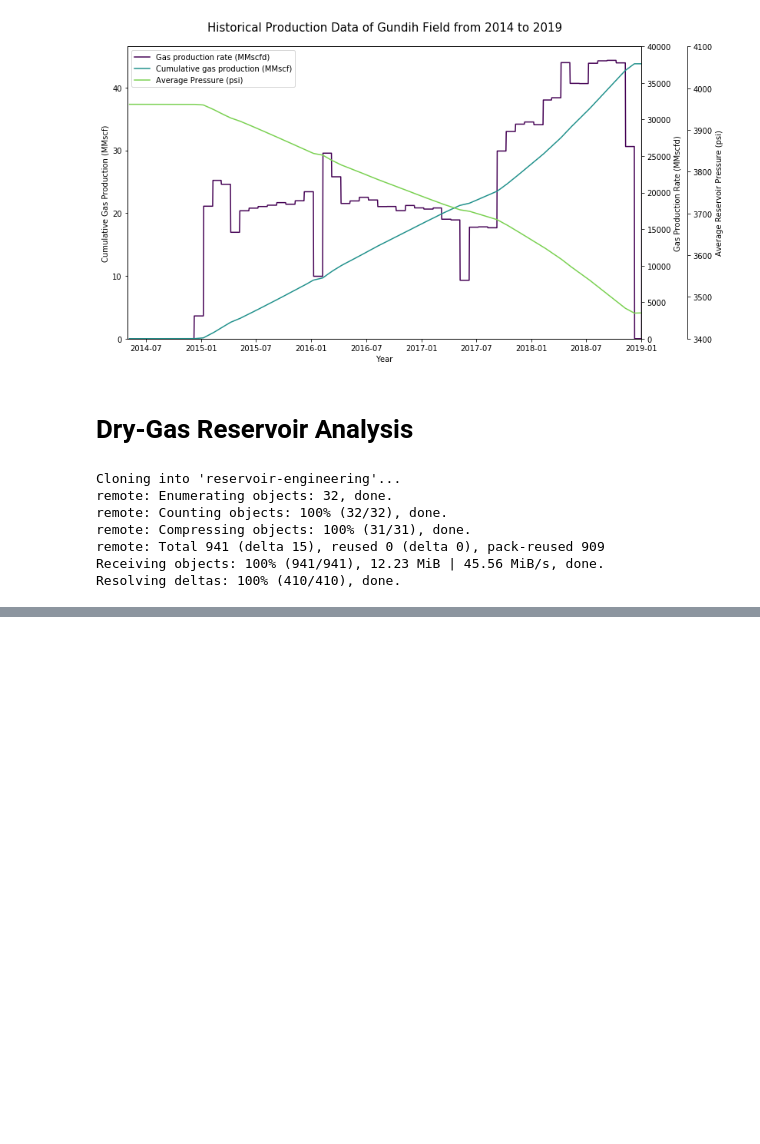
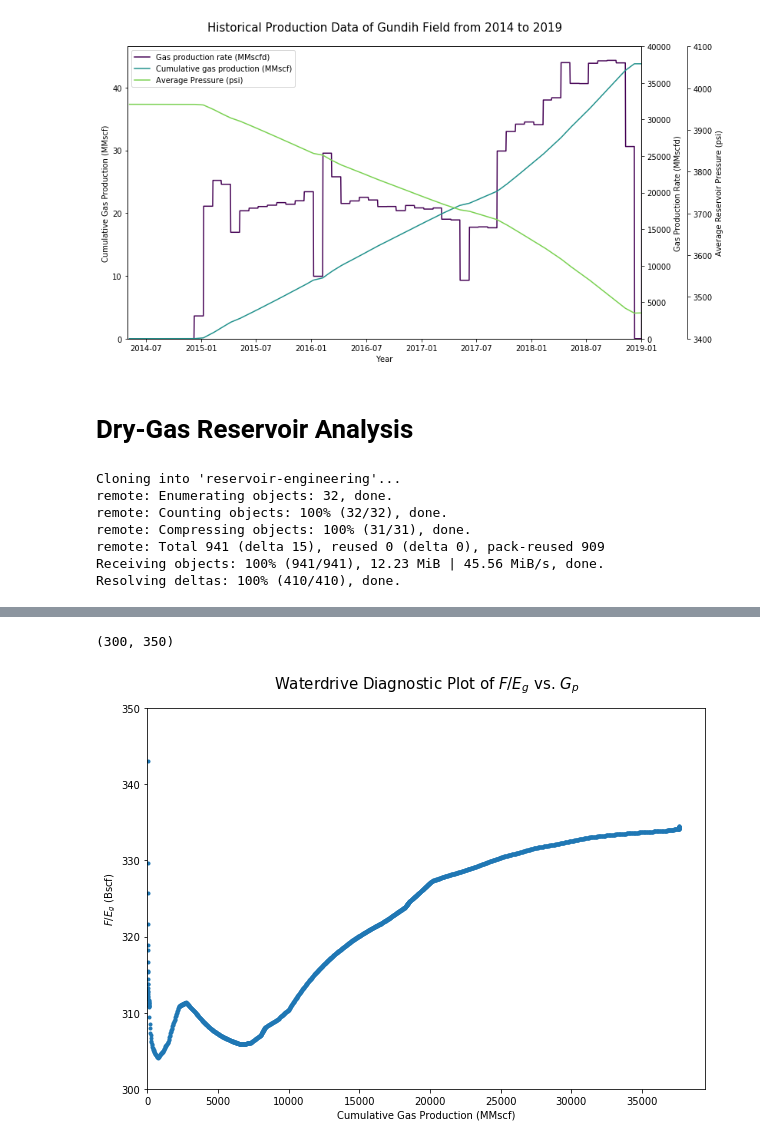
Before and after one commit to yohanesnuwara/carbon-capture-and-storage, a Jupyter notebook: main/gundih_historical_production_data.ipynb, the cells around one changed output, grey strips where cells are left out. Drawn from its saved outputs; the diff is of its cells as text; code cells hidden in the pictures; blank space fills up the shorter version.

```diff
--- a/main/gundih_historical_production_data.ipynb
+++ b/main/gundih_historical_production_data.ipynb
@@ -161,0 +167,19 @@ plt.xlim(xmin=0); plt.ylim(ymin=0)
+# %%
+date_hist = date.iloc[:1700]
+GPT1_hist = GPT1.iloc[:1700]
+Bg_arr = np.array(Bg_arr)
+Bg_arr_hist = Bg_arr[:1700]
+
+F_hist = GPT1_hist * Bg_arr_hist # MMscf
+Eg_hist = Bg_arr_hist - Bg_arr_hist[0]
+F_Eg_hist = F_hist / Eg_hist
+
+plt.figure(figsize=(10,7))
+plt.plot(GPT1_hist, (F_Eg_hist / 1E+03), '.')
+plt.title("Waterdrive Diagnostic Plot of $F/E_g$ vs. $G_p$", pad=20, size=15)
+plt.xlabel('Cumulative Gas Production (MMscf)')
+plt.ylabel('$F/E_g$ (Bscf)')
+plt.xlim(xmin=0); plt.ylim(300, 350)
+# %% [output]
+(300, 350)
+[figure, added]
```
Also changed, not shown: parts of 3 cells of this notebook.
